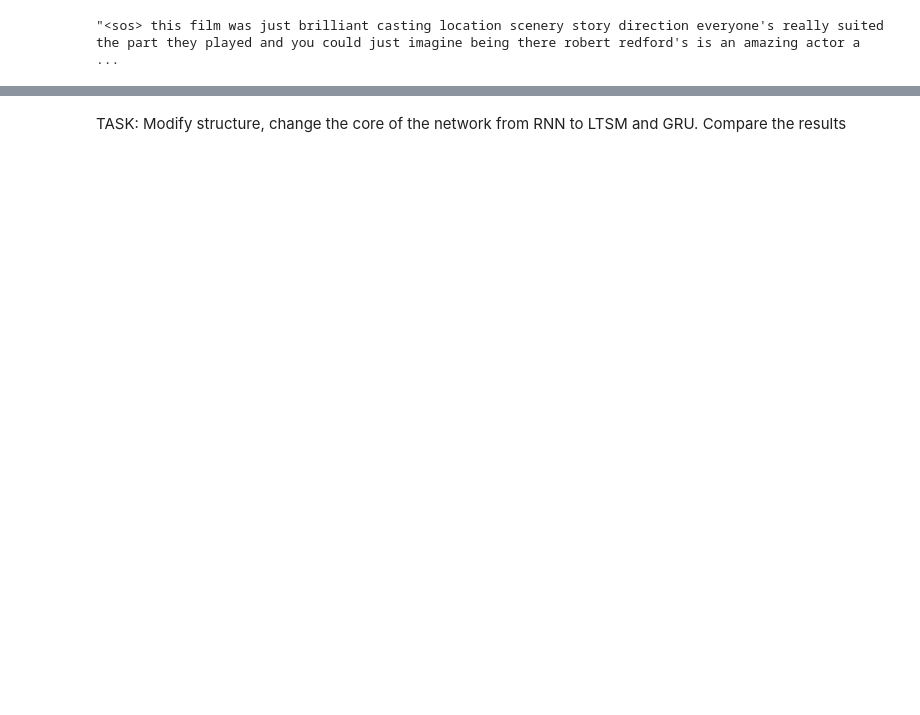
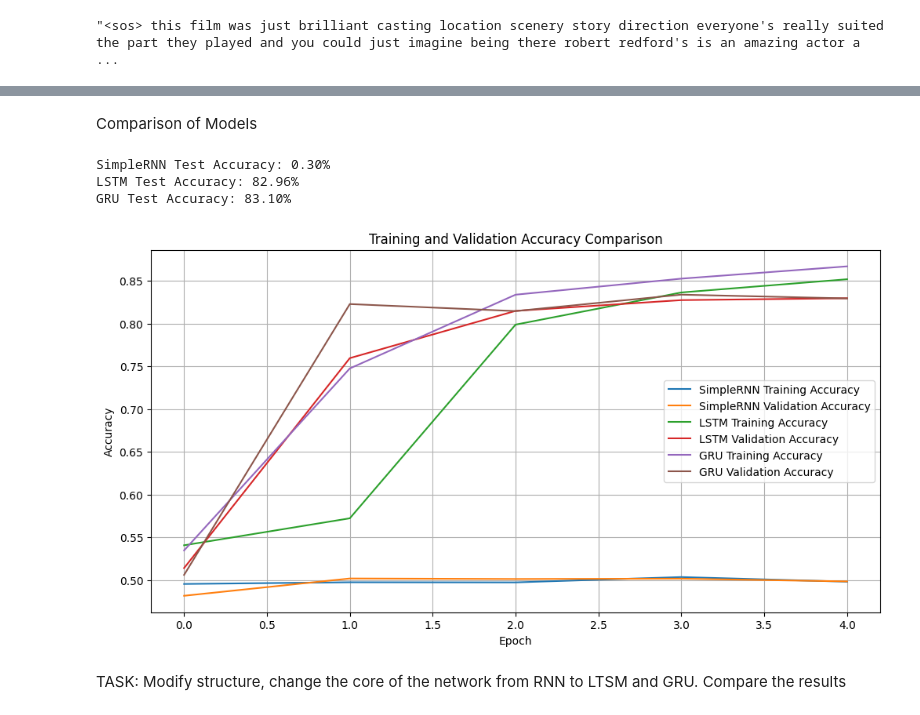
Before and after one commit to janosv246/MPA-MLF, a Jupyter notebook: Lab_08/Ex_08.ipynb, the cells around one changed output, grey strips where cells are left out. Saved outputs shown, nothing was run; the diff lists cells and outputs as text; code cells hidden in the pictures; blank space fills up the shorter version.

Commit message:
Added comparison

```diff
--- a/Lab_08/Ex_08.ipynb
+++ b/Lab_08/Ex_08.ipynb
@@ -251,0 +259,2 @@ Test accuracy:  49.36800003051758 %
+# %%
+history_lstm = model_lstm.fit(X_train, y_train, epochs=5, validation_split=0.2)
@@ -251,0 +281,13 @@ Test accuracy:  49.36800003051758 %
+# %%
+model_gru = keras.models.Sequential([
+    keras.layers.Embedding(vocabulary_size, embed_size,
+                           input_shape=[None]),
+    keras.layers.GRU(128, return_sequences=True),
+    keras.layers.GRU(128),
+    keras.layers.Dense(1, activation='sigmoid')
+    ])
+# %%
+optimizer_gru = Adam(learning_rate = 0.001)
+model_gru.compile(loss="binary_crossentropy", optimizer=optimizer_gru, metrics=["accuracy"])
+# %%
+history_gru = model_gru.fit(X_train, y_train, epochs=5, validation_split=0.2)
@@ -252,2 +312,28 @@ Test accuracy:  49.36800003051758 %
+# %% [markdown]
+Comparison of Models
+# %%
+print(f"SimpleRNN Test Accuracy: {score[1]*100:.2f}%")
+print(f"LSTM Test Accuracy: {score_lstm[1]*100:.2f}%")
+print(f"GRU Test Accuracy: {score_gru[1]*100:.2f}%")
+
+
+plt.figure(figsize=(12, 6))
+plt.plot(history.history['accuracy'], label='SimpleRNN Training Accuracy')
+plt.plot(history.history['val_accuracy'], label='SimpleRNN Validation Accuracy')
+plt.plot(history_lstm.history['accuracy'], label='LSTM Training Accuracy')
+plt.plot(history_lstm.history['val_accuracy'], label='LSTM Validation Accuracy')
+plt.plot(history_gru.history['accuracy'], label='GRU Training Accuracy')
+plt.plot(history_gru.history['val_accuracy'], label='GRU Validation Accuracy')
+plt.title('Training and Validation Accuracy Comparison')
+plt.xlabel('Epoch')
+plt.ylabel('Accuracy')
+plt.legend()
+plt.grid(True)
+plt.show()
+# %% [output]
+SimpleRNN Test Accuracy: 0.30%
+LSTM Test Accuracy: 82.96%
+GRU Test Accuracy: 83.10%
+[figure, added]
 # %% [markdown]
 TASK: Modify structure, change the core of the network from RNN to LTSM and GRU. Compare the results
```
Also changed, not shown: parts of 21 cells of this notebook.
